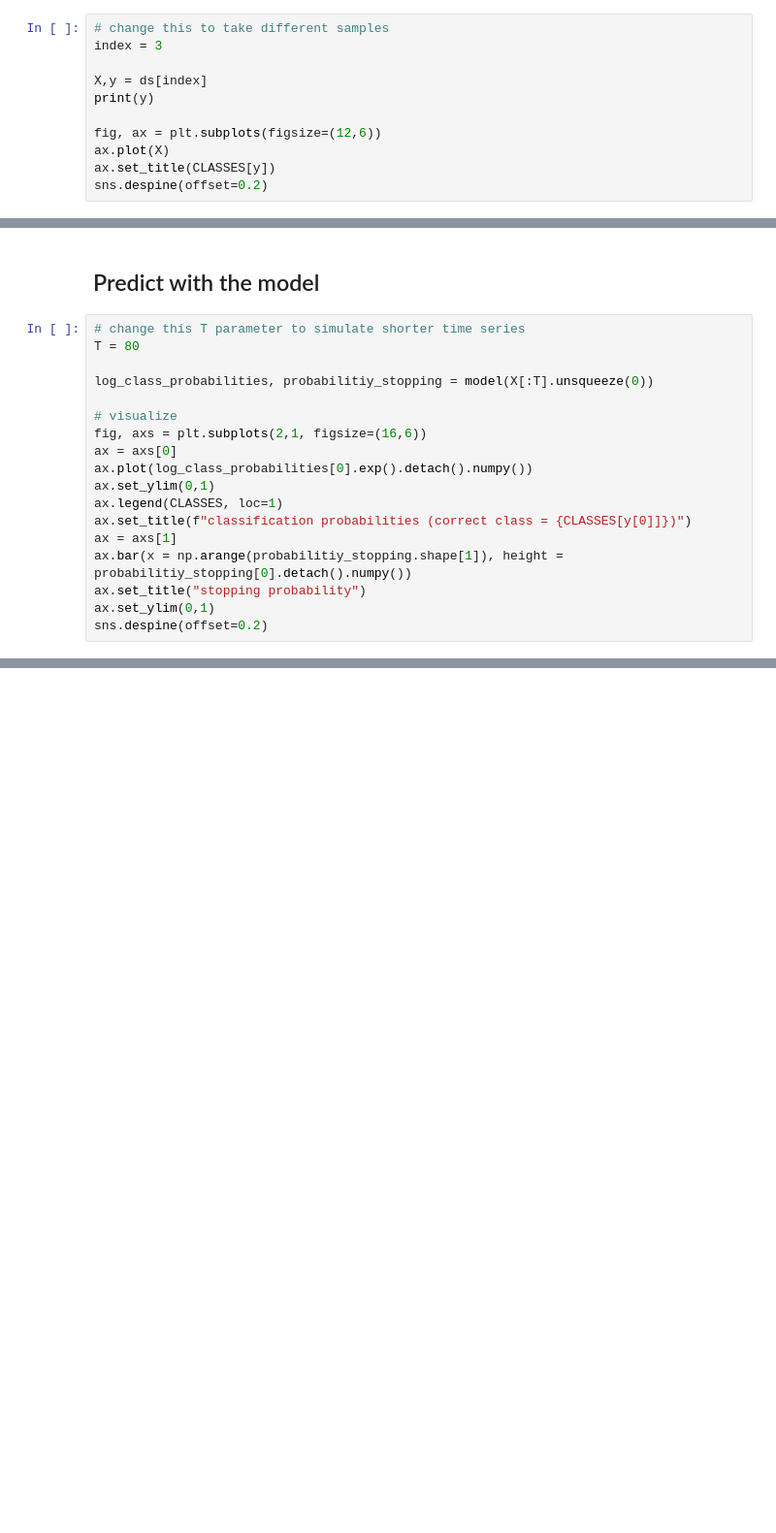
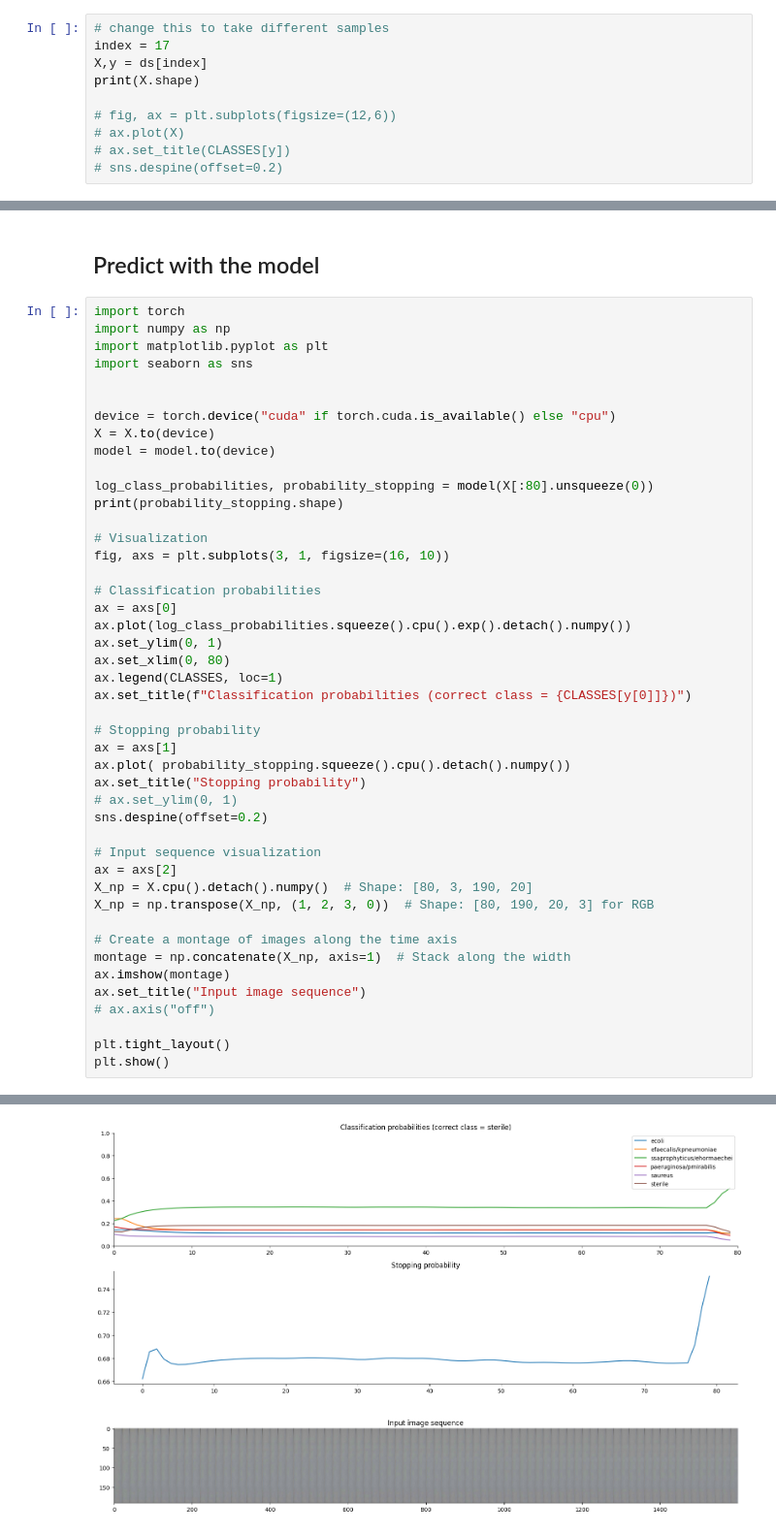
Before and after one commit to nhsak/ELECTS_early_time_series, a Jupyter notebook: elects.ipynb, the cells around one changed output, grey strips where cells are left out. Shown: that part at 97% size. Drawn from its saved outputs; the diff is of its cells as text; blank space fills up the shorter version.

```diff
--- a/elects.ipynb
+++ b/elects.ipynb
@@ -100,13 +37,12 @@ The dataset contains Sentinel 2 satellite time series of Bavarian fields in 2018
 Each line represents spectral reflectances in one of 13 bands acquired by the satellite over the year.
 # %%
 # change this to take different samples
-index = 3
+index = 17
+X,y = ds[index]
+print(X.shape)
 
-X,y = ds[index]
-print(y)
-
-fig, ax = plt.subplots(figsize=(12,6))
-ax.plot(X)
-ax.set_title(CLASSES[y])
-sns.despine(offset=0.2)
+# fig, ax = plt.subplots(figsize=(12,6))
+# ax.plot(X)
+# ax.set_title(CLASSES[y])
+# sns.despine(offset=0.2)
 # %% [output]
@@ -114,21 +50,48 @@ ValueError: only one element tensors can be converted to Python scalars
 # %% [markdown]
 ## Predict with the model
 # %%
-# change this T parameter to simulate shorter time series
-T = 80
+import torch
+import numpy as np
+import matplotlib.pyplot as plt
+import seaborn as sns
 
-log_class_probabilities, probabilitiy_stopping = model(X[:T].unsqueeze(0))
 
-# visualize
-fig, axs = plt.subplots(2,1, figsize=(16,6))
+device = torch.device("cuda" if torch.cuda.is_available() else "cpu")
+X = X.to(device)
+model = model.to(device)
+
+log_class_probabilities, probability_stopping = model(X[:80].unsqueeze(0))
+print(probability_stopping.shape)
+
+# Visualization
+fig, axs = plt.subplots(3, 1, figsize=(16, 10))
+
+# Classification probabilities
 ax = axs[0]
-ax.plot(log_class_probabilities[0].exp().detach().numpy())
-ax.set_ylim(0,1)
+ax.plot(log_class_probabilities.squeeze().cpu().exp().detach().numpy())
+ax.set_ylim(0, 1)
+ax.set_xlim(0, 80)
 ax.legend(CLASSES, loc=1)
-ax.set_title(f"classification probabilities (correct class = {CLASSES[y[0]]})")
+ax.set_title(f"Classification probabilities (correct class = {CLASSES[y[0]]})")
+
+# Stopping probability
 ax = axs[1]
-ax.bar(x = np.arange(probabilitiy_stopping.shape[1]), height = probabilitiy_stopping[0].detach().numpy())
-ax.set_title("stopping probability")
-ax.set_ylim(0,1)
+ax.plot( probability_stopping.squeeze().cpu().detach().numpy())
+ax.set_title("Stopping probability")
+# ax.set_ylim(0, 1)
 sns.despine(offset=0.2)
+
+# Input sequence visualization
+ax = axs[2]
+X_np = X.cpu().detach().numpy()  # Shape: [80, 3, 190, 20]
+X_np = np.transpose(X_np, (1, 2, 3, 0))  # Shape: [80, 190, 20, 3] for RGB
+
+# Create a montage of images along the time axis
+montage = np.concatenate(X_np, axis=1)  # Stack along the width
+ax.imshow(montage)
+ax.set_title("Input image sequence")
+# ax.axis("off")
+
+plt.tight_layout()
+plt.show()
 # %% [output]
@@ -152,0 +109 @@ INFO:root:Opened visdom socket from ip: ::1
+[figure, added]
```
Also changed, not shown: parts of 6 cells of this notebook, 11 other files.
